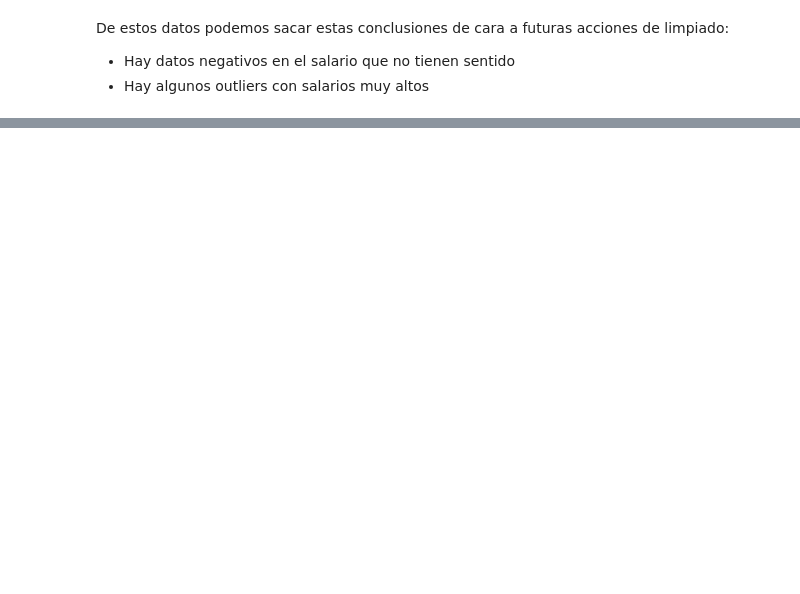
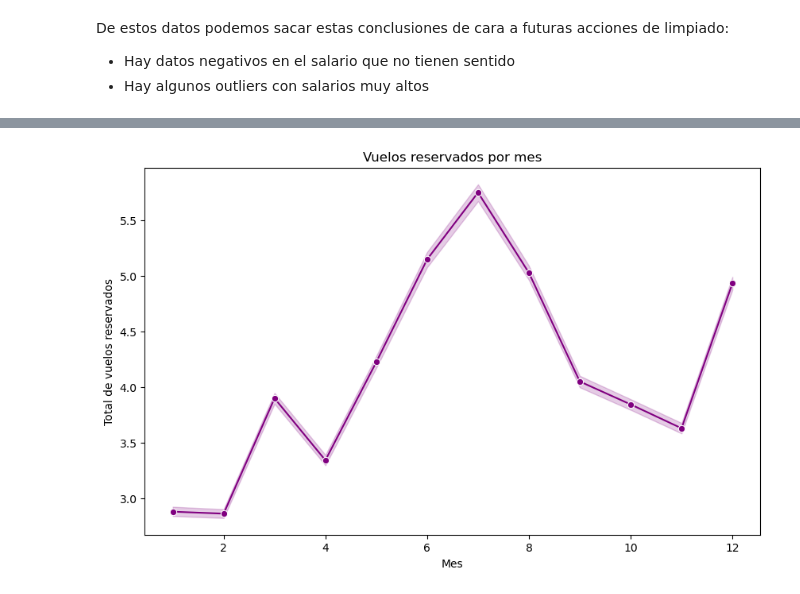
Before and after one commit to Adalab/bda-modulo-3-evaluacion-final-cbueno82, a Jupyter notebook: ejercicio.ipynb, the cells around one changed output, grey strips where cells are left out. Cells and saved outputs as stored; diff of their text form; code cells hidden in the pictures; blank space fills up the shorter version.

```diff
--- a/ejercicio.ipynb
+++ b/ejercicio.ipynb
@@ -233,0 +557,12 @@ De estos datos podemos sacar estas conclusiones de cara a futuras acciones de li
+# %%
+# Verificamos cuántos duplicados hay excluyendo el original
+duplicados = cfa_df[cfa_df.duplicated(keep="first")].sort_values(
+    ["loyalty_number", "year", "month"]
+)
+print(f"Número de filas duplicadas: {duplicados.shape[0]}")
+
+# Eliminamos duplicados
+cfa_df = cfa_df.drop_duplicates()
+
+# Verificamos que se eliminaron
+print(f"Número de filas después de eliminar duplicados: {cfa_df.shape[0]}")
@@ -233,0 +574,13 @@ De estos datos podemos sacar estas conclusiones de cara a futuras acciones de li
+# %%
+# Merge por loyalty_number, manteniendo todos los clientes de clh_df
+df_unido = pd.merge(
+    clh_df,        # DF principal
+    cfa_df,        # DF que se va a unir
+    on='loyalty_number',  # Columna de unión
+    how='left'     # Mantenemos todos los registros de clh_df
+)
+
+print(f"Forma del DataFrame combinado: {df_unido.shape}")
+display(df_unido.head(5))
+display(df_unido.tail(5))
+display(df_unido.sample(5))
@@ -233,0 +624,13 @@ De estos datos podemos sacar estas conclusiones de cara a futuras acciones de li
+# %%
+plt.figure(figsize=(10,6))
+sns.lineplot(data=df_unido,
+             x="month",
+             y="flights_booked",
+             marker="o",
+             color="purple")
+plt.title("Vuelos reservados por mes")
+plt.xlabel("Mes")
+plt.ylabel("Total de vuelos reservados")
+plt.show();
+# %% [output]
+[figure, added]
```
Also changed, not shown: parts of 93 cells of this notebook, 2 other files.
